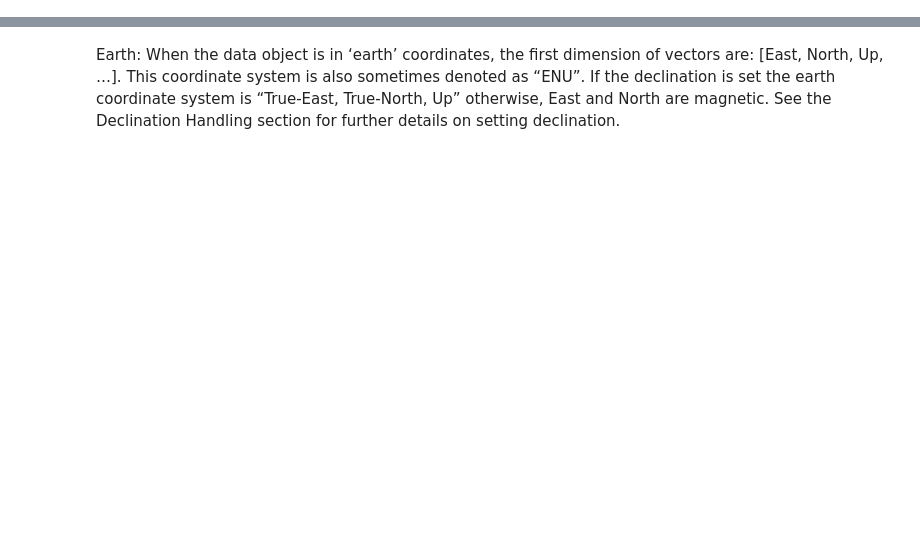
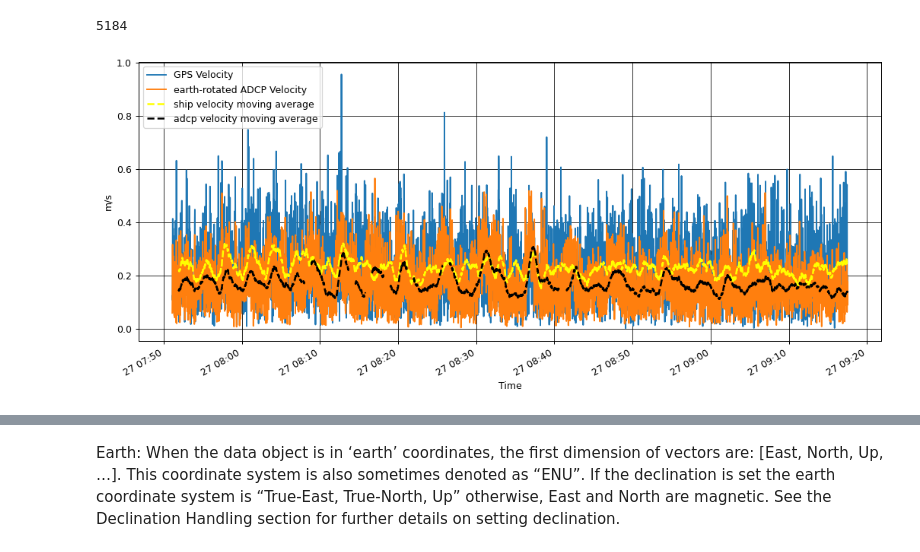
Before and after one commit to LewisDrysdale/autonaut-ADCP-data, a Jupyter notebook: read_raw_to_AD2CP.ipynb, the cells around one changed output, grey strips where cells are left out. Saved outputs shown, nothing was run; the diff lists cells and outputs as text; code cells hidden in the pictures; blank space fills up the shorter version.

```diff
--- a/read_raw_to_AD2CP.ipynb
+++ b/read_raw_to_AD2CP.ipynb
@@ -182,3 +232,34 @@ Checking 101512_20211014T000326UTC
+# %%
+# get moving average
+a_series = pd.Series(ev)
+rolling_window_obj = a_series.rolling(50)
+ra_ev = rolling_window_obj.mean()
+ra_ev.size
+
+a_series = pd.Series(asv)
+rolling_window_obj = a_series.rolling(50)
+ra_asv = rolling_window_obj.mean()
+ra_asv.size
+# %% [output]
+5184
+# %%
+%matplotlib inline
+fig, ax = plt.subplots(figsize=[14, 6], sharex=True, dpi=90)
+plt.plot(timex,asv, label="GPS Velocity")
+plt.plot(dv_time,ev, label="earth-rotated ADCP Velocity")
+plt.plot(timex,ra_asv, color='yellow', linestyle='dashed', linewidth=2,label="ship velocity moving average")
+plt.plot(dv_time,ra_ev, color='black', linestyle='dashed', linewidth=2,label="adcp velocity moving average")
+plt.xlabel("Time")
+plt.ylabel("m/s")
+plt.legend(loc='upper left')
+plt.grid(visible='True', which='major', axis='both', c='black',alpha=0.8)
+fig.autofmt_xdate()
+#                 ax.set_xlim([datetime.date(2021, 8, 27), datetime.date(2021, 8, 28)])
+figfile=os.path.join('figures/' +'gps_speed_vs_earth-rotated-adcp_speed_processed'+ bn + '.png')
+fig.savefig(figfile, dpi=100, facecolor='white')
+plt.show()
+# %% [output]
+[figure, added]
 # %%
 # try integrate the values for a depth average
 v_east=da.vel.sel(dir='E').values
```
Also changed, not shown: parts of 10 cells of this notebook, 23 other files.
